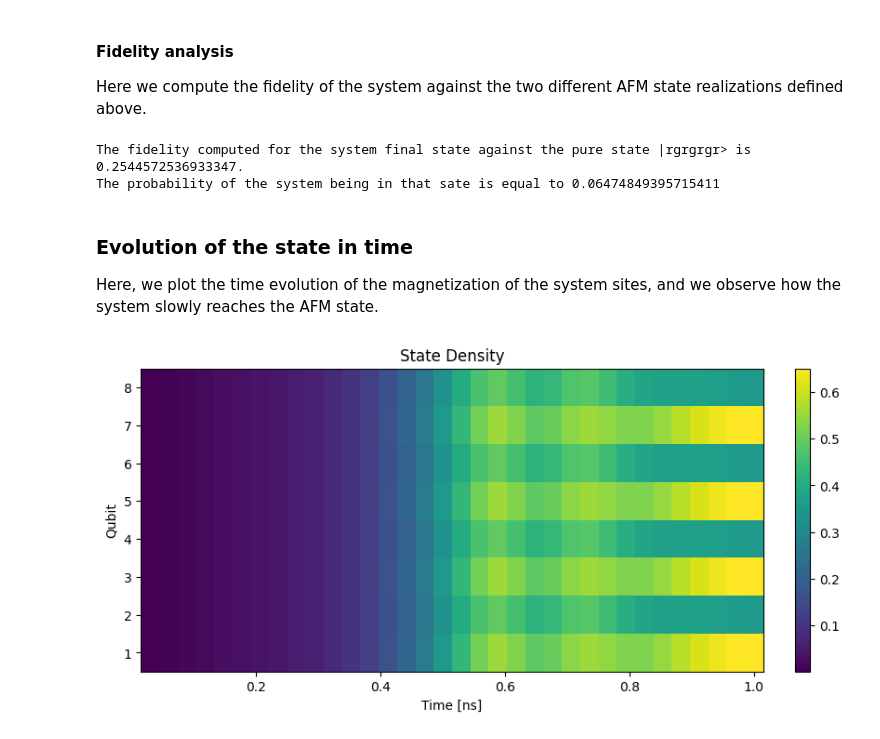
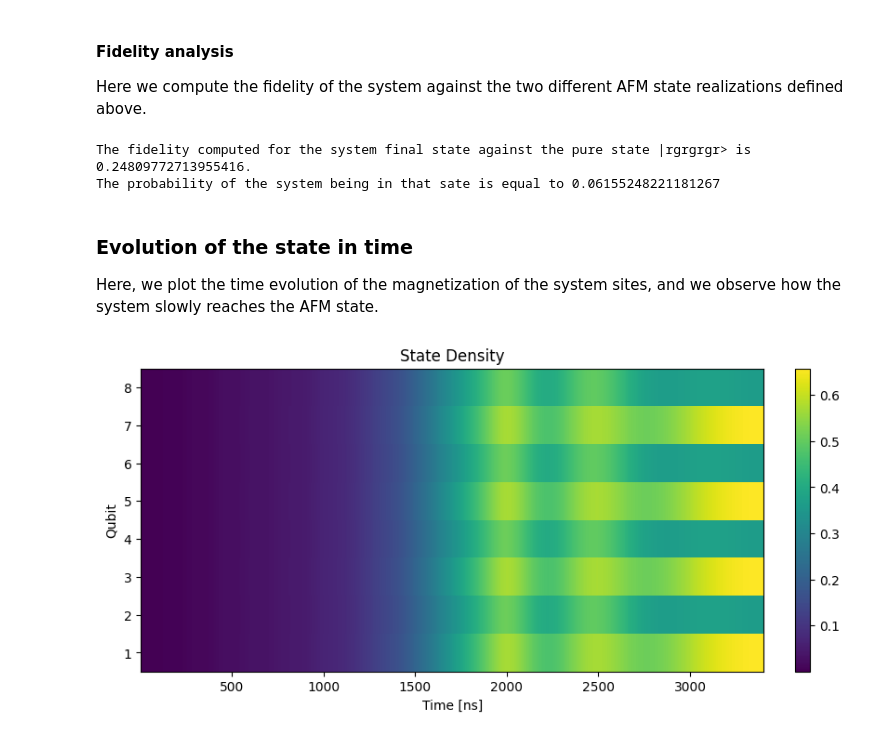
Before and after one commit to pasqal-io/emulators, a Jupyter notebook: docs/emu_mps/notebooks/getting_started.ipynb, the cells around one changed output. Cells and saved outputs as stored; diff of their text form; code cells hidden in the pictures.

```diff
--- a/docs/emu_mps/notebooks/getting_started.ipynb
+++ b/docs/emu_mps/notebooks/getting_started.ipynb
@@ -178,7 +178,7 @@ We start by setting a bigger discretization time than the default one provided (
 
 We also fix the basis along which the measurements will be done. For the details regarding the conventions used we refer to the [Pulser documentation](https://pulser.readthedocs.io/en/stable/conventions.html).
 # %%
-dt = 100
+dt = 5
 eval_times = [1.0]
 
 basis = ("r","g")
@@ -226,5 +226,8 @@ mpsconfig = MPSConfig(
         density,
     ],
     log_level=logging.INFO,
+    autosave_dt=20,
+    autosave_prefix="mauro",
+    log_file="file_mauro"
 )
 # %% [output]
@@ -330,8 +321,8 @@ print(
     )
 )
 # %% [output]
-The fidelity computed for the system final state against the pure state |rgrgrgr> is 0.2544572536933347.
-The probability of the system being in that sate is equal to 0.06474849395715411
+The fidelity computed for the system final state against the pure state |rgrgrgr> is 0.24809772713955416.
+The probability of the system being in that sate is equal to 0.06155248221181267
 # %% [markdown]
 ### Evolution of the state in time
 
@@ -339,16 +330,21 @@ Here, we plot the time evolution of the magnetization of the system sites, and w
 # %%
 magnetization_values = np.array(list(results.occupation))
 magnetization_times = results.get_result_times(density)
+# %%
+# rescaling the time
+real_times = []
+for time in magnetization_times:
+    real_times.append(time * seq.get_duration())
 # %%
 fig, ax = plt.subplots(figsize=(8, 4), layout="constrained")
 
 num_time_points, positions = magnetization_values.shape
 x, y = np.meshgrid(np.arange(num_time_points), np.arange(1, positions + 1))
-im = plt.pcolormesh(magnetization_times, y, magnetization_values.T, shading="auto")
+im = plt.pcolormesh(real_times, y, magnetization_values.T, shading="auto")
 ax.set_xlabel("Time [ns]")
 ax.set_ylabel("Qubit")
 ax.set_title("State Density")
 ax.set_yticks(np.arange(1, positions + 1))
 cb = fig.colorbar(im, ax=ax)
 # %% [output]
-[figure, old version]
+[figure, new version]
```
Also changed, not shown: parts of 6 cells of this notebook, 11 other files.
